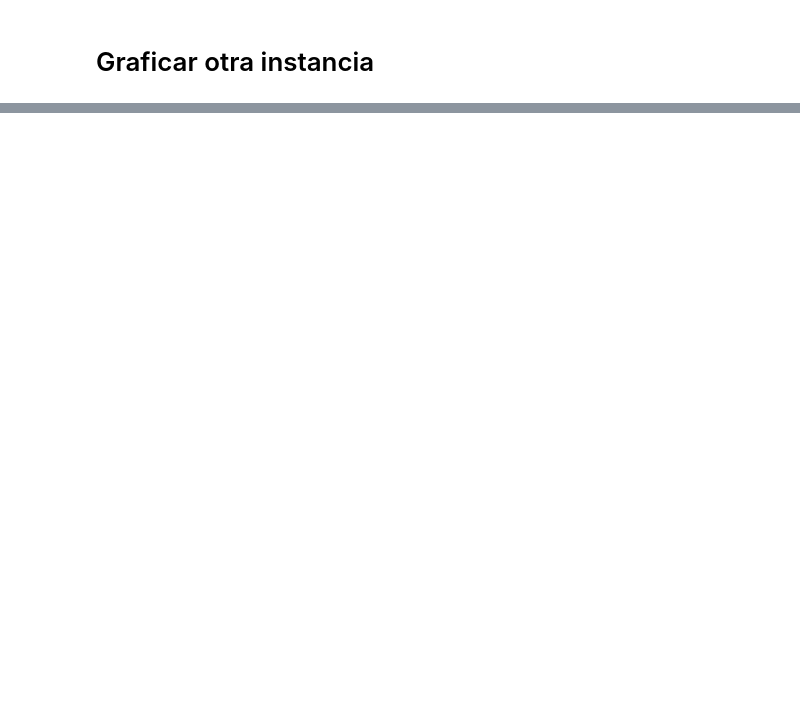
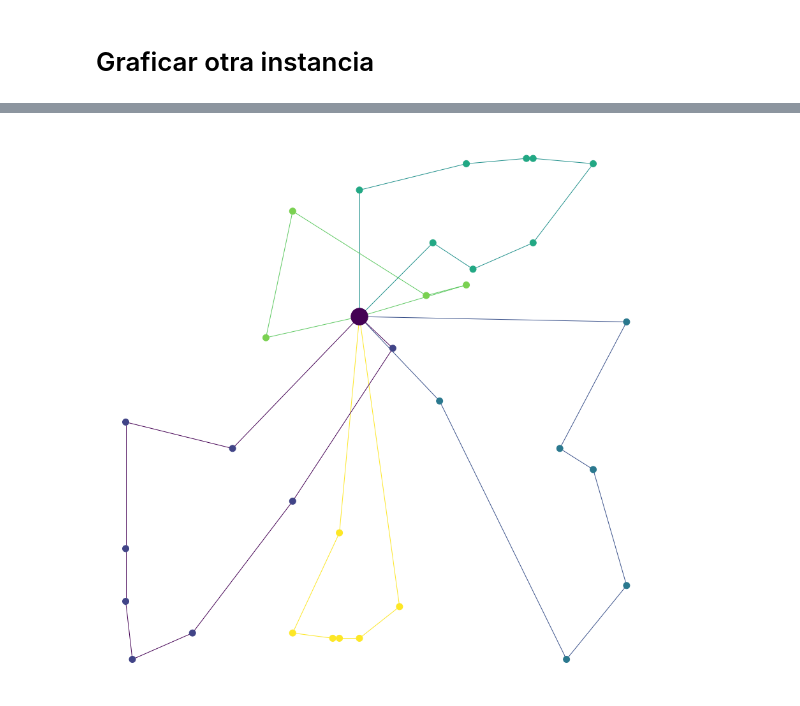
Before and after one commit to tingyingwu2010/uba-aed3-tp3-2c-2019, a Jupyter notebook: experimentacion/template_experimentación.ipynb, the cells around one changed output, grey strips where cells are left out. Cells and saved outputs as stored; diff of their text form; code cells hidden in the pictures; blank space fills up the shorter version.

```diff
--- a/experimentacion/template_experimentación.ipynb
+++ b/experimentacion/template_experimentación.ipynb
@@ -149,0 +194,6 @@ FileNotFoundError: [Errno 2] No such file or directory: '../bin/savings-main': '
+# %%
+dataframe, results = calcular_y_graficar('A-n33-k5', ALGORITHM_FILENAME)
+# %%
+graficarSolucion(dataframe, results)
+# %% [output]
+[figure, added]
```
Also changed, not shown: parts of 12 cells of this notebook, 13 other files.
